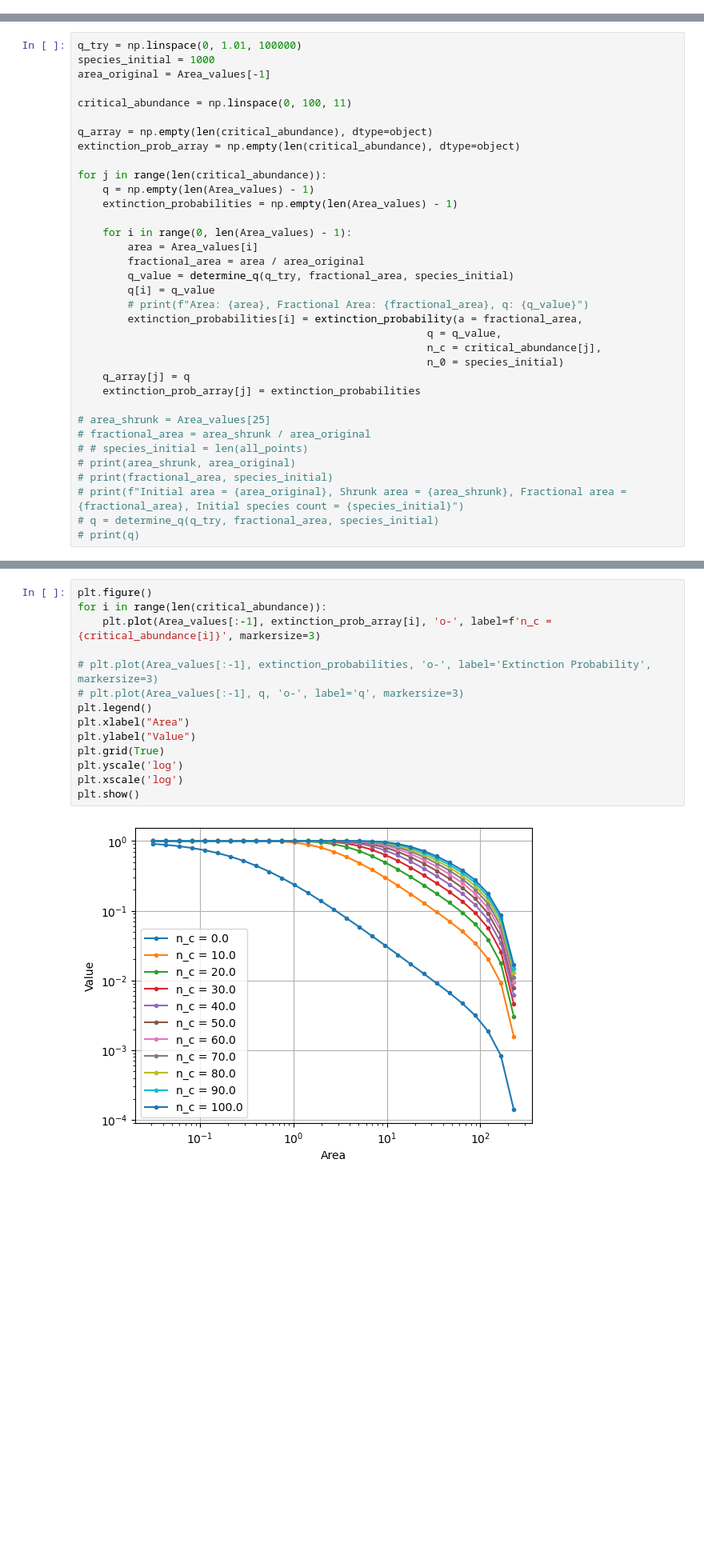
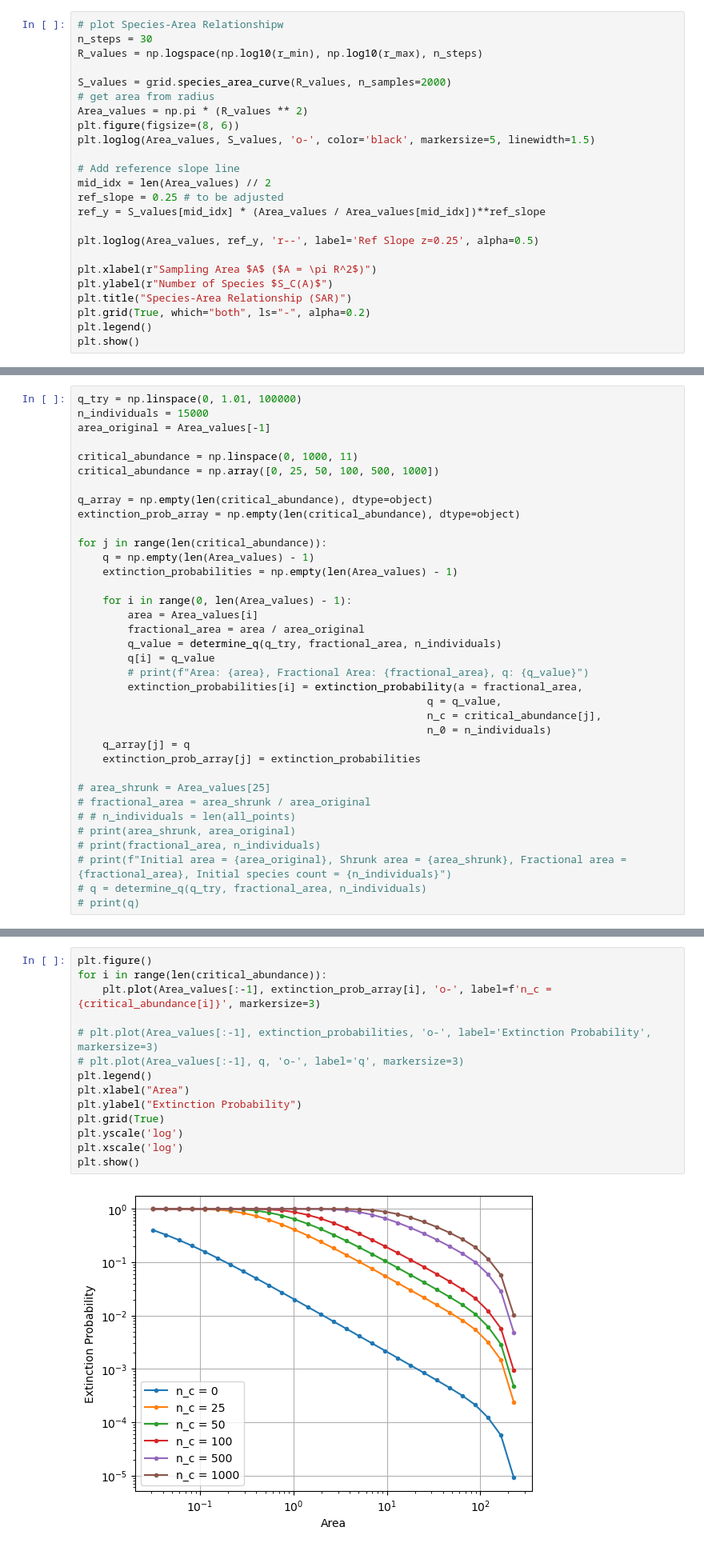
Before and after one commit to Mohamedhoesein/Complex-System-Simulation, a Jupyter notebook: habitat.ipynb, the cells around one changed output, grey strips where cells are left out. Shown at 80% size. Saved outputs shown, nothing was run; the diff lists cells and outputs as text; blank space fills up the shorter version.

```diff
--- a/habitat.ipynb
+++ b/habitat.ipynb
@@ -179,0 +204,24 @@ plt.show()
+# %%
+# plot Species-Area Relationshipw
+n_steps = 30
+R_values = np.logspace(np.log10(r_min), np.log10(r_max), n_steps)
+
+S_values = grid.species_area_curve(R_values, n_samples=2000)
+# get area from radius
+Area_values = np.pi * (R_values ** 2)
+plt.figure(figsize=(8, 6))
+plt.loglog(Area_values, S_values, 'o-', color='black', markersize=5, linewidth=1.5)
+
+# Add reference slope line
+mid_idx = len(Area_values) // 2
+ref_slope = 0.25 # to be adjusted
+ref_y = S_values[mid_idx] * (Area_values / Area_values[mid_idx])**ref_slope
+
+plt.loglog(Area_values, ref_y, 'r--', label='Ref Slope z=0.25', alpha=0.5)
+
+plt.xlabel(r"Sampling Area $A$ ($A = \pi R^2$)")
+plt.ylabel(r"Number of Species $S_C(A)$")
+plt.title("Species-Area Relationship (SAR)")
+plt.grid(True, which="both", ls="-", alpha=0.2)
+plt.legend()
+plt.show()
@@ -205,10 +255,11 @@ def extinction_probability(a, q, n_c, n_0):
     return (q ** (n_c + 1) - 1) / (q ** (n_0 + 1) - 1)
 # %%
 q_try = np.linspace(0, 1.01, 100000)
-species_initial = 1000
+n_individuals = 15000
 area_original = Area_values[-1]
 
-critical_abundance = np.linspace(0, 100, 11)
+critical_abundance = np.linspace(0, 1000, 11)
+critical_abundance = np.array([0, 25, 50, 100, 500, 1000])
 
 q_array = np.empty(len(critical_abundance), dtype=object)
 extinction_prob_array = np.empty(len(critical_abundance), dtype=object)
@@ -220,23 +271,23 @@ for j in range(len(critical_abundance)):
     for i in range(0, len(Area_values) - 1):
         area = Area_values[i]
         fractional_area = area / area_original
-        q_value = determine_q(q_try, fractional_area, species_initial)
+        q_value = determine_q(q_try, fractional_area, n_individuals)
         q[i] = q_value
         # print(f"Area: {area}, Fractional Area: {fractional_area}, q: {q_value}")
         extinction_probabilities[i] = extinction_probability(a = fractional_area,
                                                         q = q_value,
                                                         n_c = critical_abundance[j],
-                                                        n_0 = species_initial)
+                                                        n_0 = n_individuals)
     q_array[j] = q
     extinction_prob_array[j] = extinction_probabilities
 
 # area_shrunk = Area_values[25]
 # fractional_area = area_shrunk / area_original
-# # species_initial = len(all_points)
+# # n_individuals = len(all_points)
 # print(area_shrunk, area_original)
-# print(fractional_area, species_initial)
-# print(f"Initial area = {area_original}, Shrunk area = {area_shrunk}, Fractional area = {fractional_area}, Initial species count = {species_initial}")
-# q = determine_q(q_try, fractional_area, species_initial)
+# print(fractional_area, n_individuals)
+# print(f"Initial area = {area_original}, Shrunk area = {area_shrunk}, Fractional area = {fractional_area}, Initial species count = {n_individuals}")
+# q = determine_q(q_try, fractional_area, n_individuals)
 # print(q)
 # %%
 # for i in range(len(Area_values) - 1):
@@ -244,16 +295,16 @@ for j in range(len(critical_abundance)):
 # %%
 plt.figure()
 for i in range(len(critical_abundance)):
     plt.plot(Area_values[:-1], extinction_prob_array[i], 'o-', label=f'n_c = {critical_abundance[i]}', markersize=3)
 
 # plt.plot(Area_values[:-1], extinction_probabilities, 'o-', label='Extinction Probability', markersize=3)
 # plt.plot(Area_values[:-1], q, 'o-', label='q', markersize=3)
 plt.legend()
 plt.xlabel("Area")
-plt.ylabel("Value")
+plt.ylabel("Extinction Probability")
 plt.grid(True)
 plt.yscale('log')
 plt.xscale('log')
 plt.show()
 # %% [output]
-[figure, old version]
+[figure, new version]
```
Also changed, not shown: parts of 16 cells of this notebook, 1 other file.
